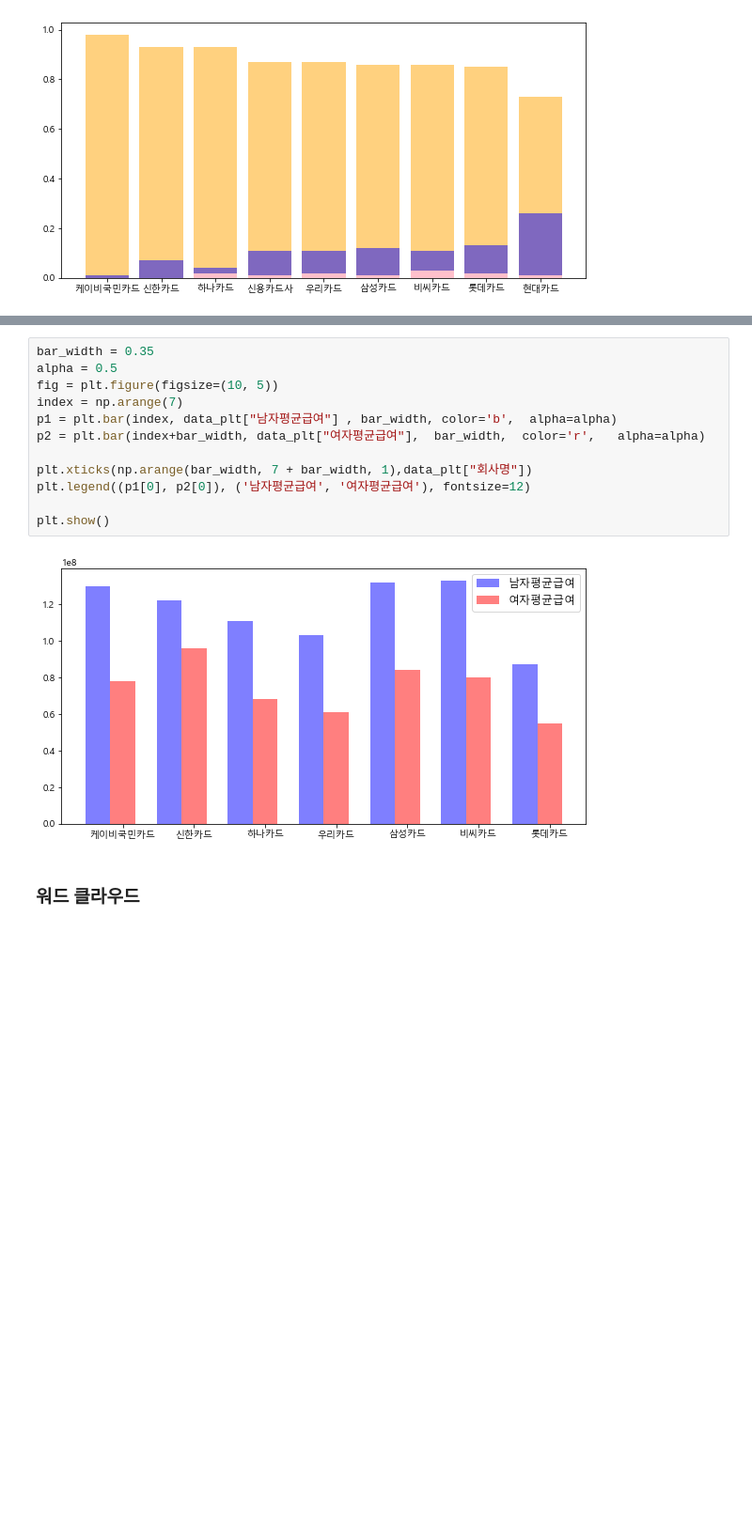
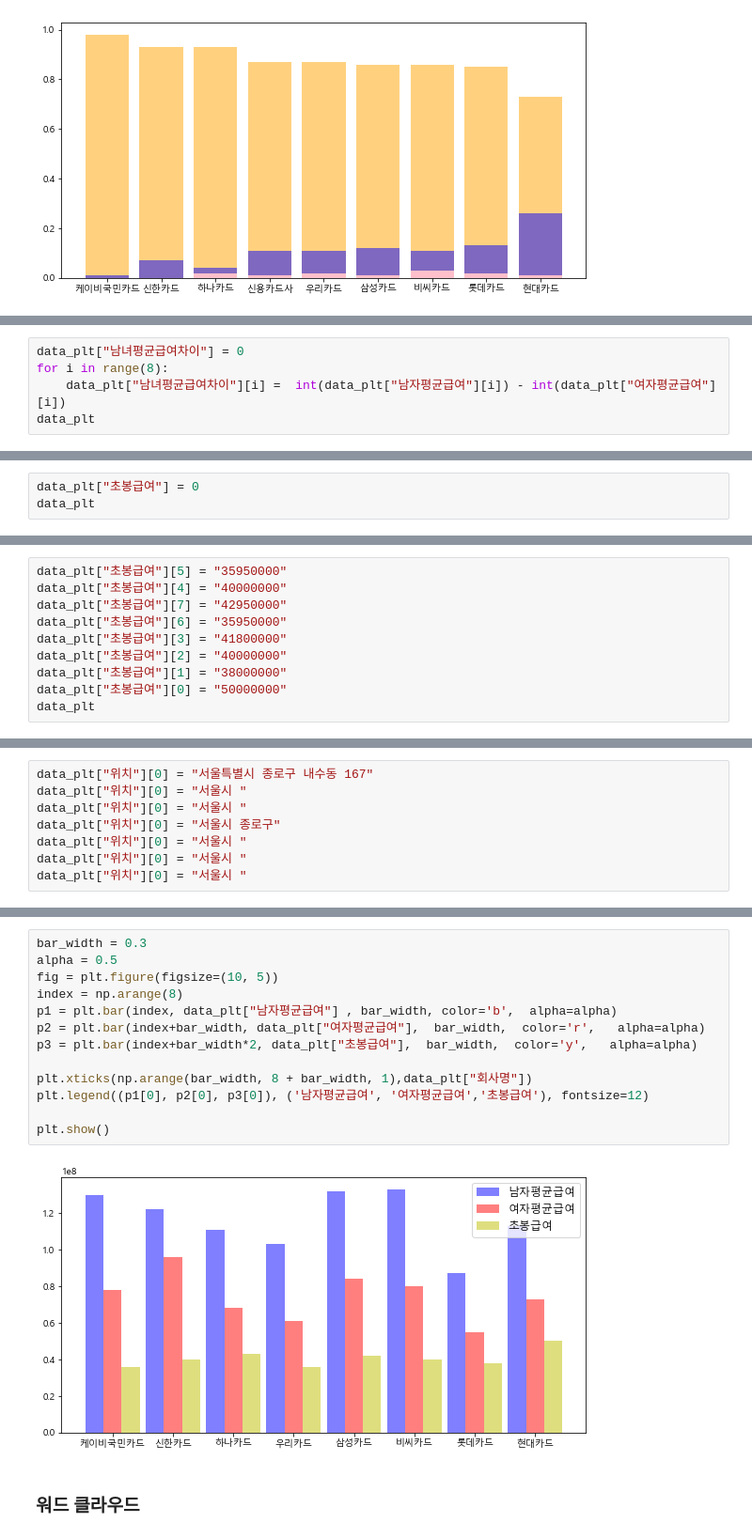
Before and after one commit to yeonji0-0/-22-01-24-, a Jupyter notebook: 개인 EDA.ipynb, the cells around one changed output, grey strips where cells are left out. Shown: that part at 94% size. Cells and saved outputs as stored; diff of their text form; blank space fills up the shorter version.

```diff
--- a/개인 EDA.ipynb
+++ b/개인 EDA.ipynb
@@ -724,0 +754,5 @@ data_plt
+# %%
+data_plt["남녀평균급여차이"] = 0
+for i in range(8):
+    data_plt["남녀평균급여차이"][i] =  int(data_plt["남자평균급여"][i]) - int(data_plt["여자평균급여"][i])
+data_plt
@@ -724,0 +791,3 @@ data_plt
+# %%
+data_plt["초봉급여"] = 0
+data_plt
@@ -724,0 +809,10 @@ data_plt
+# %%
+data_plt["초봉급여"][5] = "35950000"
+data_plt["초봉급여"][4] = "40000000"
+data_plt["초봉급여"][7] = "42950000"
+data_plt["초봉급여"][6] = "35950000"
+data_plt["초봉급여"][3] = "41800000"
+data_plt["초봉급여"][2] = "40000000"
+data_plt["초봉급여"][1] = "38000000"
+data_plt["초봉급여"][0] = "50000000"
+data_plt
@@ -724,0 +846,8 @@ data_plt
+# %%
+data_plt["위치"][0] = "서울특별시 종로구 내수동 167"
+data_plt["위치"][0] = "서울시 "
+data_plt["위치"][0] = "서울시 "
+data_plt["위치"][0] = "서울시 종로구"
+data_plt["위치"][0] = "서울시 "
+data_plt["위치"][0] = "서울시 "
+data_plt["위치"][0] = "서울시 "
@@ -753,17 +884,18 @@ sns.barplot( x = data_plt["회사명"],  y= data_plt["여자평균급여"])
 # %%
-bar_width = 0.35
+bar_width = 0.3
 alpha = 0.5
 fig = plt.figure(figsize=(10, 5))
-index = np.arange(7)
+index = np.arange(8)
 p1 = plt.bar(index, data_plt["남자평균급여"] , bar_width, color='b',  alpha=alpha)
 p2 = plt.bar(index+bar_width, data_plt["여자평균급여"],  bar_width,  color='r',   alpha=alpha)
+p3 = plt.bar(index+bar_width*2, data_plt["초봉급여"],  bar_width,  color='y',   alpha=alpha)
 
-plt.xticks(np.arange(bar_width, 7 + bar_width, 1),data_plt["회사명"])
-plt.legend((p1[0], p2[0]), ('남자평균급여', '여자평균급여'), fontsize=12)
+plt.xticks(np.arange(bar_width, 8 + bar_width, 1),data_plt["회사명"])
+plt.legend((p1[0], p2[0], p3[0]), ('남자평균급여', '여자평균급여','초봉급여'), fontsize=12)
 
 plt.show()
 # %% [output]
-[figure, old version]
+[figure, new version]
 # %% [markdown]
 ### 워드 클라우드
 # %%
```
Also changed, not shown: parts of 20 cells of this notebook, 7 other files.
